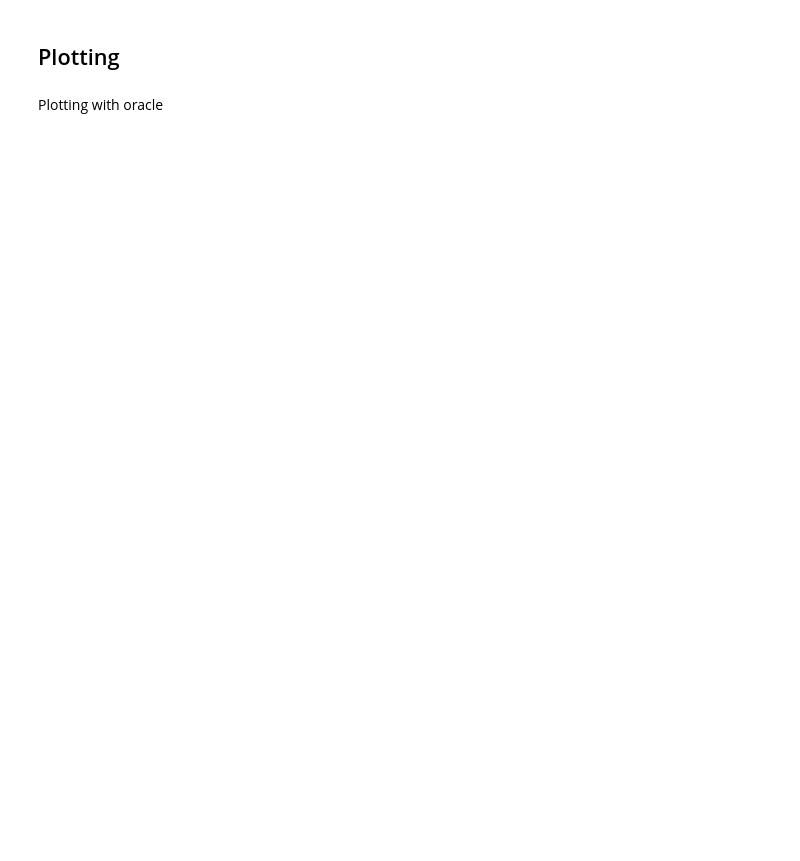
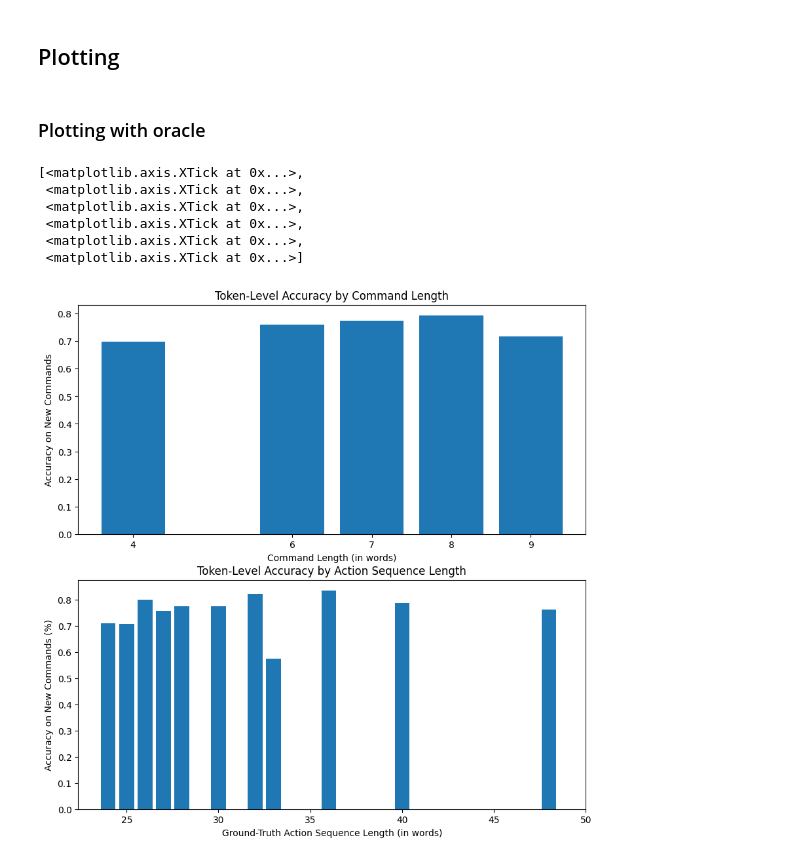
Before and after one commit to bragg13/crispy-fortnight, a Jupyter notebook: experiment2.ipynb, the cells around one changed output. Drawn from its saved outputs; the diff is of its cells as text; code cells hidden in the pictures; blank space fills up the shorter version.

```diff
--- a/experiment2.ipynb
+++ b/experiment2.ipynb
@@ -650,37 +663,43 @@ print(f"seq_lvl_acc = {sum(avg_seq) / len(avg_seq)}")
 # %% [markdown]
 ## Plotting
 # %% [markdown]
-Plotting with oracle
+### Plotting with oracle
-# %% [markdown]
-##
 # %%
 #TODO FOR JAN: Paste them here
 
-# dict_keys([8, 9, 7, 3, 6, 5])
+# dict_keys([8, 9, 4, 7, 6])
 # dict_keys([24, 25, 26, 27, 28, 30, 32, 33, 36, 40, 48])
-# command_tokenavgs_avg = {8: 0.6997872084670901, 9: 0.685847075549836, 7: 0.7673854647961234, 3: 0.8691666666666665, 6: 0.7689884382228773, 5: 0.6838500319723386}
-# gt_tokenavgs_avg = {24: 0.7738561478434809, 25: 0.6041005387027976, 26: 0.7540051630501513, 27: 0.7349516674485894, 28: 0.7823963286686172, 30: 0.7669131460182892, 32: 0.7587093871302877, 33: 0.7187184583499463, 36: 0.7723759731898171, 40: 0.7152218868137427, 48: 0.7524735392955254}
-# command_seqavgs_avg = {8: 0.11430921052631579, 9: 0.005208333333333333, 7: 0.22432432432432434, 3: 0.5, 6: 0.2591145833333333, 5: 0.25}
-# gt_seqavgs_avg = {24: 0.09226190476190477, 25: 0.078125, 26: 0.25390625, 27: 0.27901785714285715, 28: 0.27901785714285715, 30: 0.2690972222222222, 32: 0.14955357142857142, 33: 0.19140625, 36: 0.125, 40: 0.0546875, 48: 0.0}
-# token_level_acc =  0.7374888862176663
-# sequence_level_acc: 0.18852040816326532
+command_tokenavgs_avg = {8: 0.792556097325861, 9: 0.7163712445859739, 4: 0.6979166666666667, 7: 0.7748768872499734, 6: 0.7593303571428573}
+gt_tokenavgs_avg = {24: 0.7090183068494792, 25: 0.707059553368971, 26: 0.8004473824786332, 27: 0.7579744808101221, 28: 0.773878139308856, 30: 0.7745228714245546, 32: 0.8210417050777561, 33: 0.5737114875959093, 36: 0.8333333333333336, 40: 0.7866864423861353, 48: 0.7625520833333322}
+command_seqavgs_avg = {8: 0.3580729166666667, 9: 0.17643540669856458, 4: 0.0, 7: 0.2847222222222222, 6: 0.296875}
+gt_seqavgs_avg = {24: 0.017857142857142856, 25: 0.14508928571428573, 26: 0.330078125, 27: 0.35044642857142855, 28: 0.24553571428571427, 30: 0.3541666666666667, 32: 0.38169642857142855, 33: 0.0, 36: 0.5, 40: 0.51953125, 48: 0.0}
+tkn_lvl_acc = 0.7561851001387492
+seq_lvl_acc = 0.2670918367346939
 # %%
 #token plots
-# fig, axs = plt.subplots(2, 1, figsize=(10, 10))
+fig, axs = plt.subplots(2, 1, figsize=(10, 10))
 
-# # plot the average accuracy for each command length
-# axs[0].bar(list(command_tokenavgs_avg.keys()), list(command_tokenavgs_avg.values()))
-# axs[0].set_xlabel("Command Length (in words)")
-# axs[0].set_ylabel("Accuracy on New Commands")
-# axs[0].set_title("Token-Level Accuracy by Command Length")
-# axs[0].set_xticks([4, 6, 7, 8, 9])
+# plot the average accuracy for each command length
+axs[0].bar(list(command_tokenavgs_avg.keys()), list(command_tokenavgs_avg.values()))
+axs[0].set_xlabel("Command Length (in words)")
+axs[0].set_ylabel("Accuracy on New Commands")
+axs[0].set_title("Token-Level Accuracy by Command Length")
+axs[0].set_xticks([4, 6, 7, 8, 9])
 
-# # plot the average accuracy for each ground-truth sequence length
-# axs[1].bar(list(gt_tokenavgs_avg.keys()), list(gt_tokenavgs_avg.values()))
-# axs[1].set_xlabel("Ground-Truth Action Sequence Length (in words)")
-# axs[1].set_ylabel("Accuracy on New Commands (%)")
-# axs[1].set_title("Token-Level Accuracy by Action Sequence Length")
-# axs[1].set_xticks([25, 30, 35, 40, 45, 50])
+# plot the average accuracy for each ground-truth sequence length
+axs[1].bar(list(gt_tokenavgs_avg.keys()), list(gt_tokenavgs_avg.values()))
+axs[1].set_xlabel("Ground-Truth Action Sequence Length (in words)")
+axs[1].set_ylabel("Accuracy on New Commands (%)")
+axs[1].set_title("Token-Level Accuracy by Action Sequence Length")
+axs[1].set_xticks([25, 30, 35, 40, 45, 50])
+# %% [output]
+[<matplotlib.axis.XTick at 0x...>,
+ <matplotlib.axis.XTick at 0x...>,
+ <matplotlib.axis.XTick at 0x...>,
+ <matplotlib.axis.XTick at 0x...>,
+ <matplotlib.axis.XTick at 0x...>,
+ <matplotlib.axis.XTick at 0x...>]
+[figure, added]
 # %%
 #sequence plots
 
```
Also changed, not shown: parts of 14 cells of this notebook.
